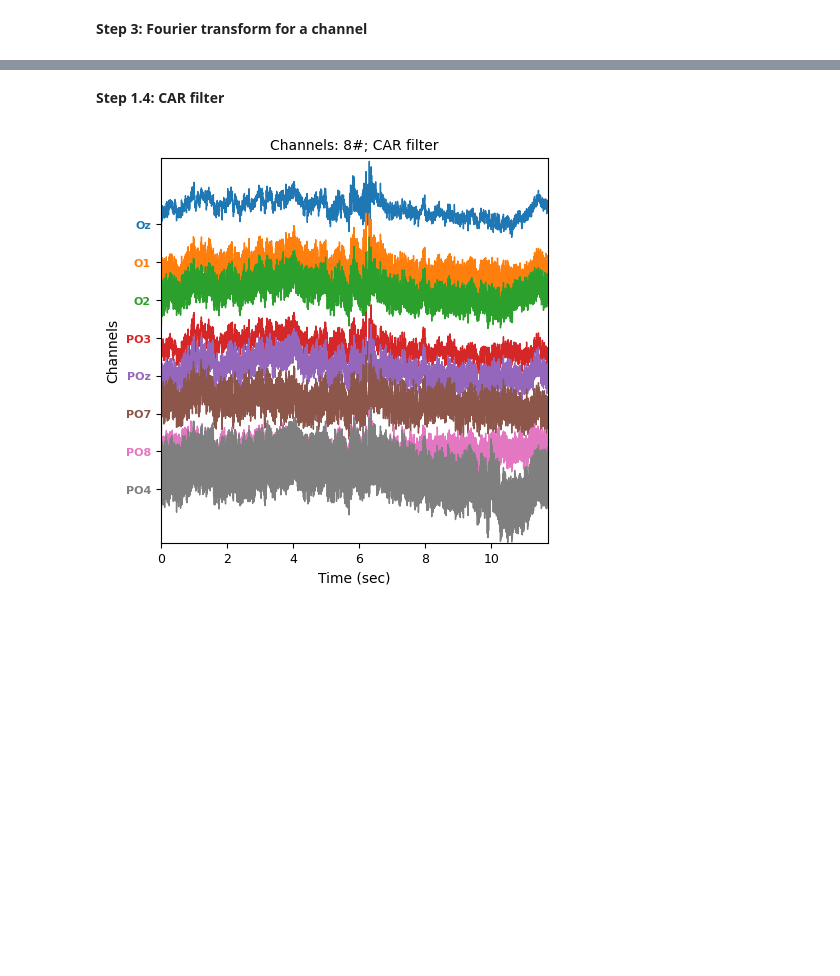
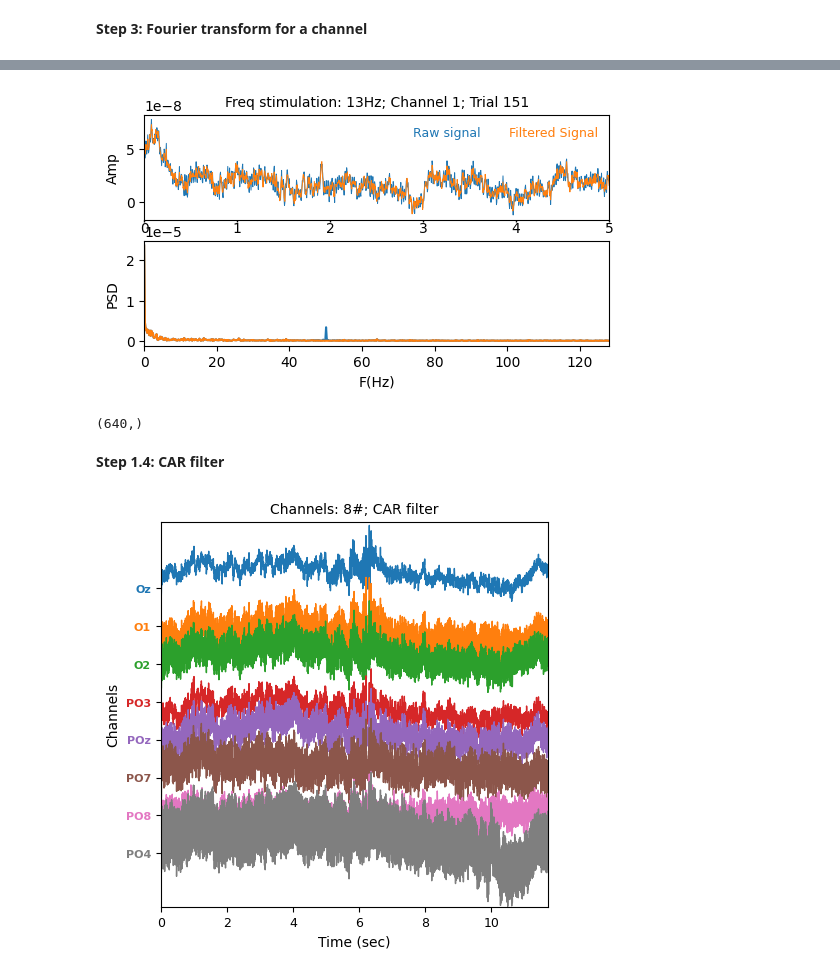
Before and after one commit to RezaSaadatyar/SSVEP-based-EEG-signal-processing, a Jupyter notebook: Code/Python/SSVEP.ipynb, the cells around one changed output, grey strips where cells are left out. Saved outputs shown, nothing was run; the diff lists cells and outputs as text; code cells hidden in the pictures; blank space fills up the shorter version.

```diff
--- a/Code/Python/SSVEP.ipynb
+++ b/Code/Python/SSVEP.ipynb
@@ -251,3 +192,44 @@ Text(0.5, 0, 'F(Hz)')
+# %%
+import matplotlib.pyplot as plt
+
+# Create subplots for the figure
+fig, axs = plt.subplots(nrows=2, sharex="row", sharey="row", figsize=size_fig)
+
+# Calculate time axis
+time = np.linspace(start=0, stop=len(data)/fs, num=len(data))
+
+# Plot raw and filtered signals against time in the first row
+axs[0].plot(time, data[:, channel, trial], linewidth=0.7, label="Raw signal")
+axs[0].plot(time, data_filtered[:, channel, trial], linewidth=0.7, label="Filtered Signal")
+
+# Perform Fourier transform on the signals and plot PSD in the second row
+x_fft = np.fft.fft(data[:, channel, trial])
+x_filter_fft = np.fft.fft(data_filtered[:, channel, trial])
+x_psd = np.abs(x_fft[:len(x_fft)//2])
+x_filter_psd = np.abs(x_filter_fft[:len(x_filter_fft)//2])
+f = np.linspace(0, fs/2, len(x_fft)//2)
+
+axs[1].plot(f, x_psd, label='Raw PSD')
+axs[1].plot(f, x_filter_psd, label='Filtered PSD')
+
+# Set labels, titles, legends, and autoscale axes
+axs[0].set_ylabel('Amp', fontsize=10)
+axs[1].set_ylabel('PSD', fontsize=10)
+axs[0].set_title(title, fontsize=10)
+axs[1].set_xlabel('F(Hz)', fontsize=10)
+axs[0].set_xlabel('Time(Sec)', fontsize=10)
+axs[0].autoscale(enable=True, axis="x",tight=True) # Auto-scale x-axis and set y-axis limits
+axs[1].autoscale(enable=True, axis="x",tight=True)
+axs[0].legend(fontsize=9, ncol=2, handlelength=0, handletextpad=0.25, frameon=False, labelcolor='linecolor')
+axs[0].tick_params(axis='x', length=1.5, width=1, which='both', bottom=True, top=False, labelbottom=True, labeltop=False, pad=0)
+
+plt.show()
+# %% [output]
+[figure, added]
+# %%
+x_psd.shape
+# %% [output]
+(640,)
 # %% [markdown]
 **Step 1.4: CAR filter**
 # %%
```
Also changed, not shown: parts of 8 cells of this notebook.
